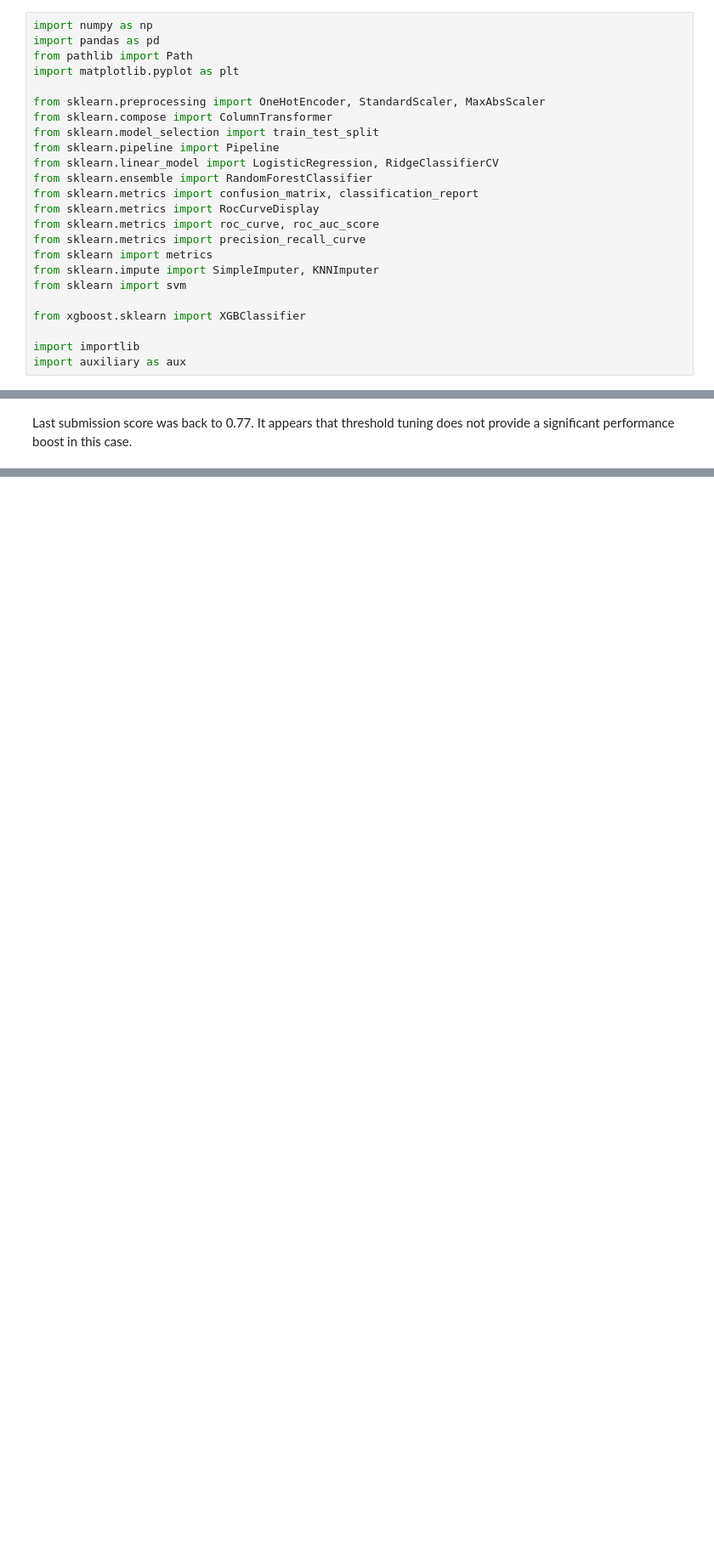
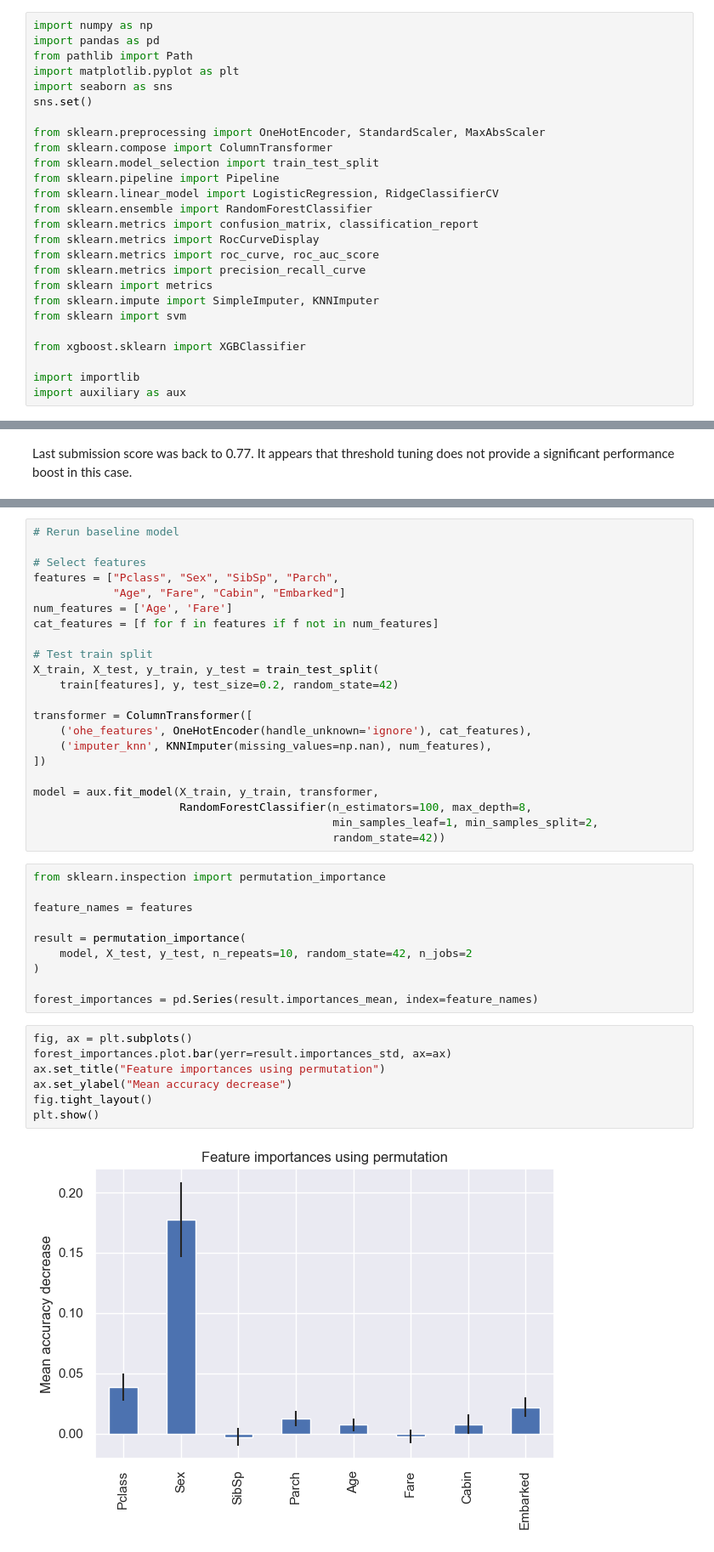
Before and after one commit to data-sandbox/kaggle-comps, a Jupyter notebook: titanic/titanic.ipynb, the cells around one changed output, grey strips where cells are left out. Shown at 85% size. Saved outputs shown, nothing was run; the diff lists cells and outputs as text; blank space fills up the shorter version.

Commit message:
Add feature importance analysis.
Initial analysis for permutation importances. Impurity decrease
analysis is work-in-progress.

```diff
--- a/titanic/titanic.ipynb
+++ b/titanic/titanic.ipynb
@@ -7,6 +7,8 @@ import numpy as np
 import pandas as pd
 from pathlib import Path
 import matplotlib.pyplot as plt
+import seaborn as sns
+sns.set()
 
 from sklearn.preprocessing import OneHotEncoder, StandardScaler, MaxAbsScaler
 from sklearn.compose import ColumnTransformer
@@ -548,0 +560,41 @@ Last submission score was back to 0.77. It appears that threshold tuning does no
+# %%
+# Rerun baseline model
+
+# Select features
+features = ["Pclass", "Sex", "SibSp", "Parch",
+            "Age", "Fare", "Cabin", "Embarked"]
+num_features = ['Age', 'Fare']
+cat_features = [f for f in features if f not in num_features]
+
+# Test train split
+X_train, X_test, y_train, y_test = train_test_split(
+    train[features], y, test_size=0.2, random_state=42)
+
+transformer = ColumnTransformer([
+    ('ohe_features', OneHotEncoder(handle_unknown='ignore'), cat_features),
+    ('imputer_knn', KNNImputer(missing_values=np.nan), num_features),
+])
+
+model = aux.fit_model(X_train, y_train, transformer,
+                      RandomForestClassifier(n_estimators=100, max_depth=8,
+                                             min_samples_leaf=1, min_samples_split=2,
+                                             random_state=42))
+# %%
+from sklearn.inspection import permutation_importance
+
+feature_names = features
+
+result = permutation_importance(
+    model, X_test, y_test, n_repeats=10, random_state=42, n_jobs=2
+)
+
+forest_importances = pd.Series(result.importances_mean, index=feature_names)
+# %%
+fig, ax = plt.subplots()
+forest_importances.plot.bar(yerr=result.importances_std, ax=ax)
+ax.set_title("Feature importances using permutation")
+ax.set_ylabel("Mean accuracy decrease")
+fig.tight_layout()
+plt.show()
+# %% [output]
+[figure, added]
```
Also changed, not shown: parts of 8 cells of this notebook.
